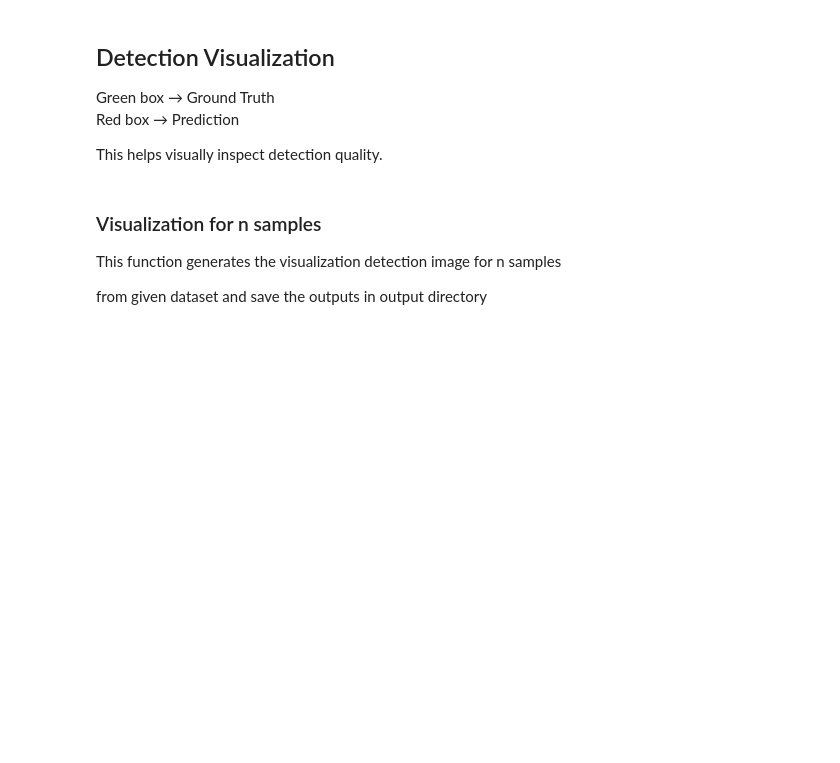
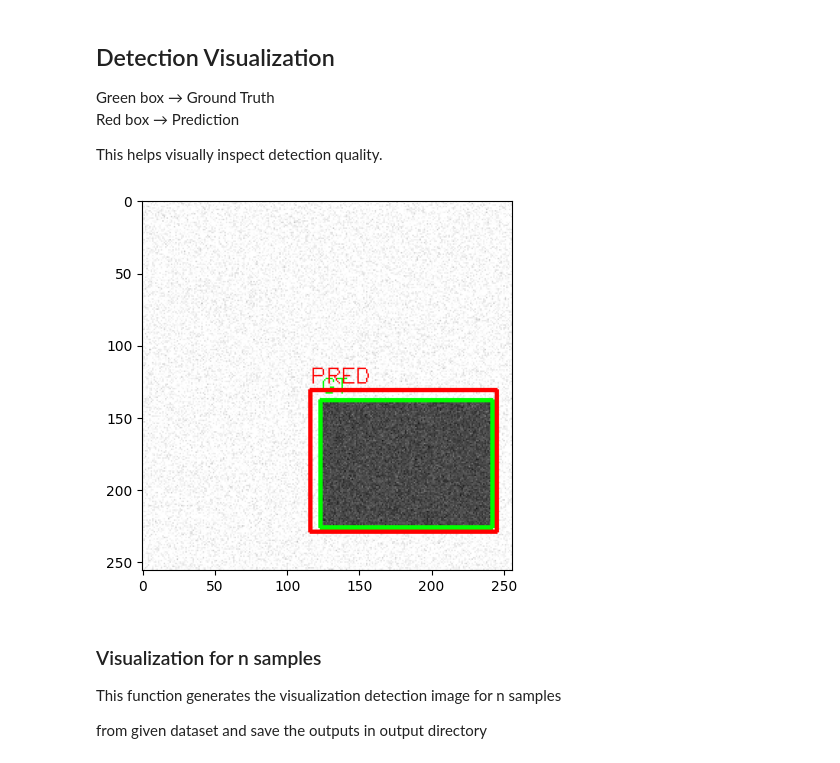
Before and after one commit to alifathi11/CSL-final-project, a Jupyter notebook: 01-convolution-project/object-detection.ipynb, the cells around one changed output. Drawn from its saved outputs; the diff is of its cells as text; code cells hidden in the pictures; blank space fills up the shorter version.

Commit message:
Add a sample visualization to object-detection notebook

```diff
--- a/01-convolution-project/object-detection.ipynb
+++ b/01-convolution-project/object-detection.ipynb
@@ -337,7 +338,11 @@ Red box    → Prediction
 
 This helps visually inspect detection quality.
 # %%
-def visualize_detection(image_path, gt_box=None, pred_box=None, save_path="debug_detection.png"):
+def visualize_detection(
+    image_path,
+    gt_box=None,
+    pred_box=None,
+    save_path="debug_detection.png"):
 
     # Load original image
     img = cv2.imread(image_path)
@@ -358,6 +363,38 @@ def visualize_detection(image_path, gt_box=None, pred_box=None, save_path="debug
                     cv2.FONT_HERSHEY_SIMPLEX, 0.5, (0, 0, 255), 1)
 
     cv2.imwrite(save_path, vis)
+# %%
+# Now we visualize one sample using the function above
+
+engine  = "avx"
+dataset = noisy_dataset_dir
+
+with open(dataset + "/ground_truth.json") as f:
+    ground_truths = json.load(f)
+
+filename, data = next(iter(ground_truths.items()))
+
+image_path = os.path.join(dataset, filename)
+
+gt_box = tuple(data["bbox"])
+pred_box = detect_rectangle(engine, image_path)
+
+output_path = "visualization_sample.png"
+
+visualize_detection(
+    image_path,
+    gt_box=gt_box,
+    pred_box=pred_box,
+    save_path=output_path
+)
+
+visualization_sample_img = plt.imread(output_path)
+
+plt.imshow(visualization_sample_img)
+
+os.remove(output_path)
+# %% [output]
+[figure, added]
 # %% [markdown]
 ### Visualization for n samples
 
```
Also changed, not shown: parts of 3 cells of this notebook.
